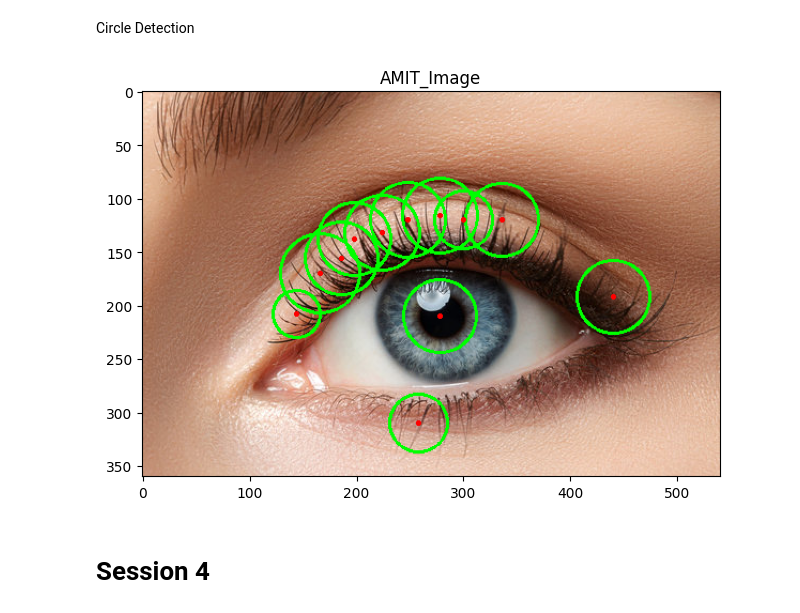
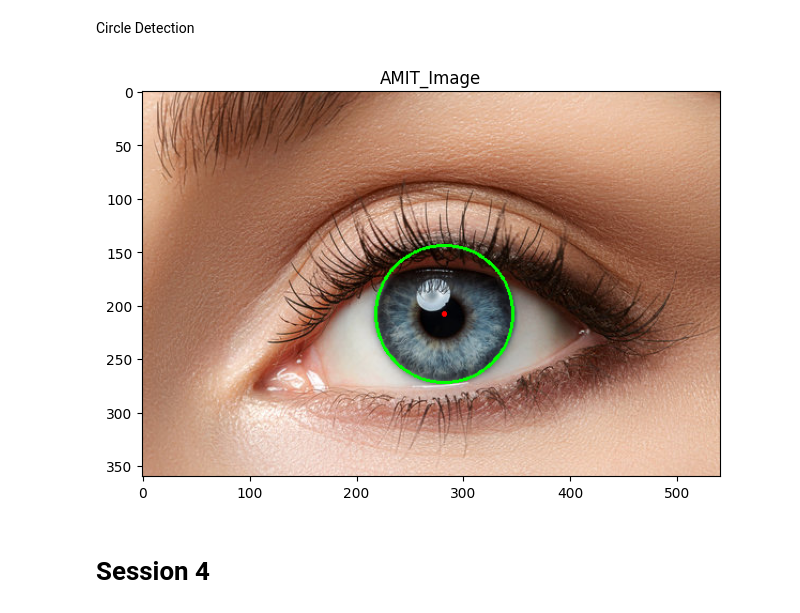
Before and after one commit to YehiaEhab16/AMIT_Projects_Machine_Learning, a Jupyter notebook: Computer Vision/Assignment 13/Edge_Detection.ipynb, the cells around one changed output. Cells and saved outputs as stored; diff of their text form; code cells hidden in the pictures.

```diff
--- a/Computer Vision/Assignment 13/Edge_Detection.ipynb
+++ b/Computer Vision/Assignment 13/Edge_Detection.ipynb
@@ -70,7 +70,7 @@ class AMIT_Image:
       self.img_gray=None
     return self.img_gray
 
-  def Adaptive_Ther(self,img=None,value1=19,value2=3):
+  def Adaptive_Ther(self,img=None,param1=19,param2=3):
     if img is None:
       if self.img_gray is None:
         try:
@@ -81,7 +81,7 @@ class AMIT_Image:
       else:
         img=self.img_gray
     try:
-      binary_image = cv2.adaptiveThreshold(img, 255, cv2.BORDER_REPLICATE, cv2.ADAPTIVE_THRESH_MEAN_C,value1,value2)
+      binary_image = cv2.adaptiveThreshold(img, 255, cv2.BORDER_REPLICATE, cv2.ADAPTIVE_THRESH_MEAN_C,param1,param2)
       self.img_adapt=binary_image
       self.img=self.img_adapt
     except:
@@ -166,23 +174,23 @@ Circle Detection
 # %%
 Image3 = AMIT_Image()
 eye = Image3.load('Eye.jpg')
 
 eyeGray = Image3.RGB_Gray()
-eyeGrayBlurred = cv2.blur(eyeGray,(3,3))
-detectedCircles =  cv2.HoughCircles(eyeGrayBlurred,cv2.HOUGH_GRADIENT,1,20,param1=50,param2=30,minRadius=20,maxRadius=40)
+eyeGrayBlurred = cv2.blur(eyeGray,(10,10))
+detectedCircles =  cv2.HoughCircles(eyeGrayBlurred,cv2.HOUGH_GRADIENT,1,20,param1=50,param2=30,minRadius=30,maxRadius=65)
 
 if detectedCircles is not None:
   detectedCircles=np.uint16(np.around(detectedCircles))
 
   for pt in detectedCircles[0,:]:
     a,b,r=pt[0],pt[1],pt[2]
     cv2.circle(eye,(a,b),r,(0,255,0),2)
     cv2.circle(eye,(a,b),1,(255,0,0),2)
 
 
 Image3.display(eye)
 # %% [output]
-[figure, old version]
+[figure, new version]
 # %% [markdown]
 # Session 4
 # %% [markdown]
```
Also changed, not shown: parts of 1 cell of this notebook, 3 other files.
